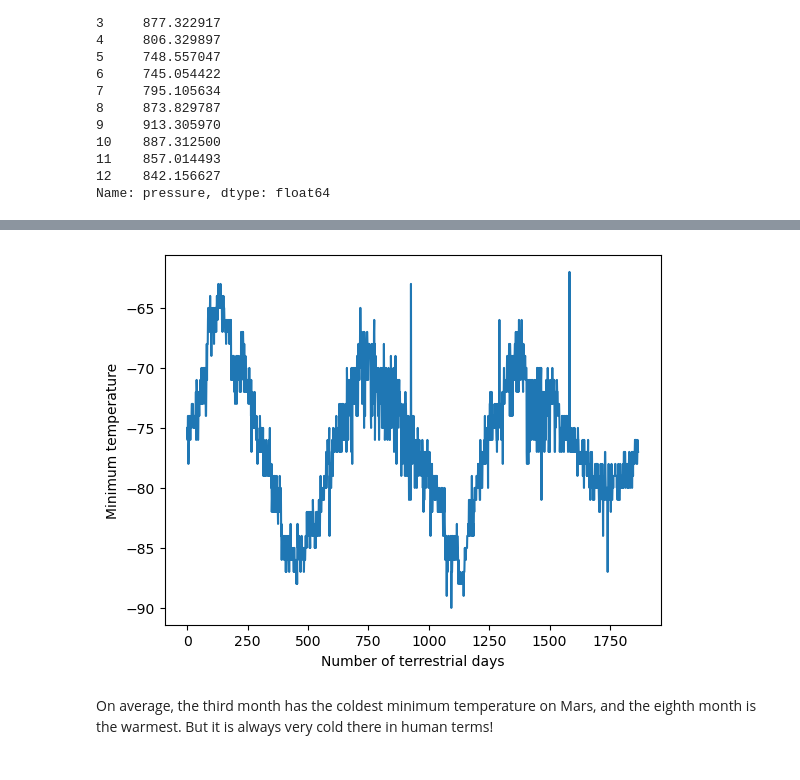
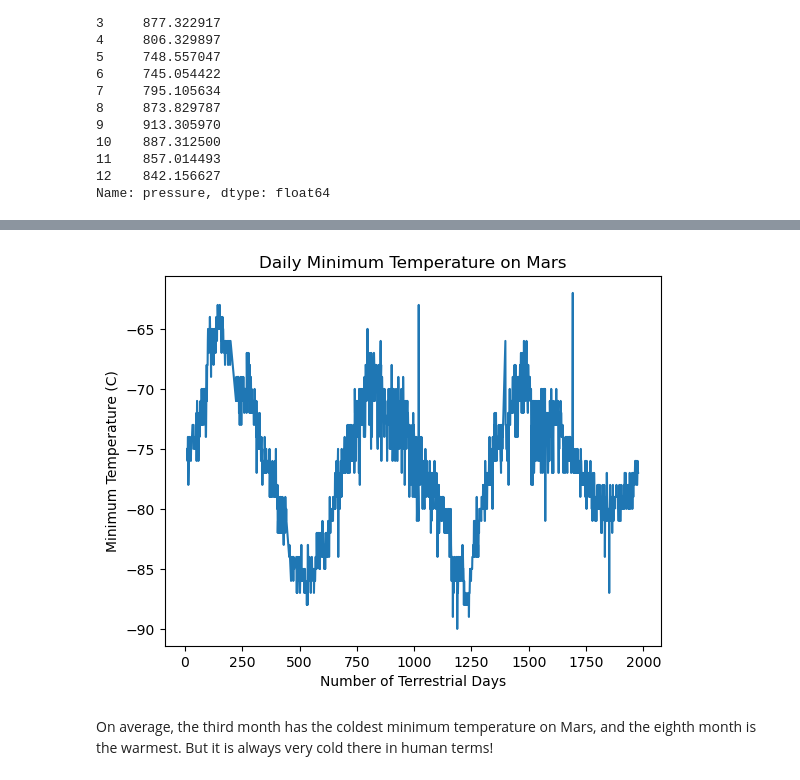
Before and after one commit to snbadeaux/Web-Scraping-Challenge, a Jupyter notebook: part_2_mars_weather.ipynb, the cells around one changed output, grey strips where cells are left out. Drawn from its saved outputs; the diff is of its cells as text; code cells hidden in the pictures.

Commit message:
adding update to part 2 and all output graphs and csv file

```diff
--- a/part_2_mars_weather.ipynb
+++ b/part_2_mars_weather.ipynb
@@ -33,5 +33,4 @@ html = browser.html
 mars_soup = soup(html, 'html.parser')
 # %%
 # Extract all rows of data
-mars_table = mars_soup.find('tbody')
-mars_table
+mars_table = mars_soup.find('table')
@@ -240,7 +267,14 @@ Name: pressure, dtype: float64
 # %%
 # 5. How many terrestrial (earth) days are there in a Martian year?
+
+plt.plot(mars_weather_df['sol'], mars_weather_df['min_temp'])
+plt.xlabel('Number of Terrestrial Days')
+plt.ylabel('Minimum Temperature (C)')
+plt.title('Daily Minimum Temperature on Mars')
+plt.savefig('Daily_Minumun_Temperature_on_Mars.png')
+plt.show()
 # %% [output]
-[figure, old version]
+[figure, new version]
 # %% [markdown]
 On average, the third month has the coldest minimum temperature on Mars, and the eighth month is the warmest. But it is always very cold there in human terms!
 # %% [markdown]
```
Also changed, not shown: parts of 13 cells of this notebook, 5 other files.
